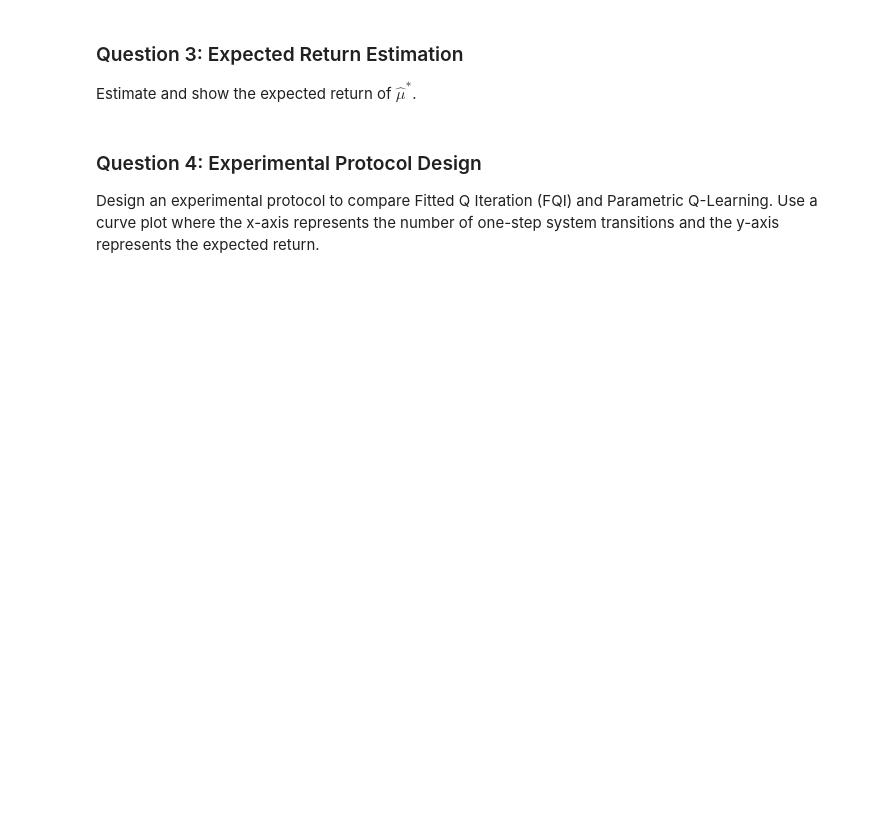
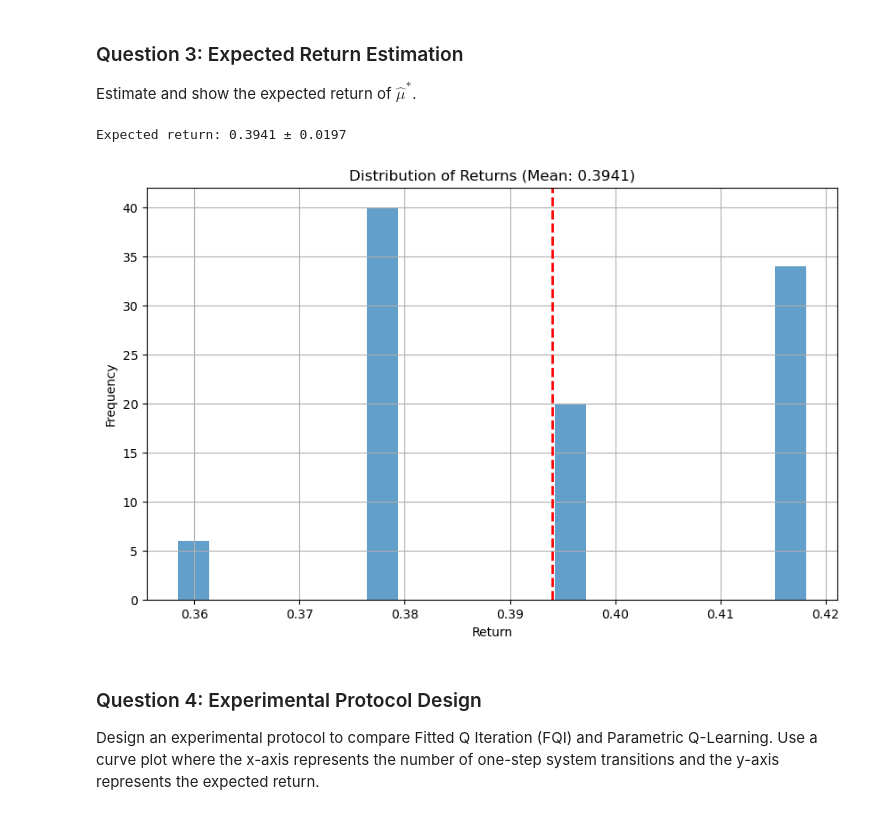
Before and after one commit to martinDengis/info8003, a Jupyter notebook: Lec03/TP3.ipynb, the cells around one changed output. Cells and saved outputs as stored; diff of their text form; code cells hidden in the pictures; blank space fills up the shorter version.

```diff
--- a/Lec03/TP3.ipynb
+++ b/Lec03/TP3.ipynb
@@ -1257,34 +1519,38 @@ def estimate_expected_return(q_learning, env, num_episodes=100):
 
             # Update state
             state = next_state
             step += 1
 
         total_returns.append(episode_return)
 
     # Calculate average return
     avg_return = np.mean(total_returns)
     std_return = np.std(total_returns)
 
     print(f"Expected return: {avg_return:.4f} ± {std_return:.4f}")
 
     # Plot histogram of returns
     plt.figure(figsize=(10, 6))
     plt.hist(total_returns, bins=20, alpha=0.7)
     plt.axvline(avg_return, color='red', linestyle='dashed', linewidth=2)
     plt.xlabel('Return')
     plt.ylabel('Frequency')
     plt.title(f'Distribution of Returns (Mean: {avg_return:.4f})')
     plt.grid(True)
-    plt.savefig('return_distribution.png')
+    path = 'figures/return_distribution.png'
+    plt.savefig(path)
     plt.show()
 
     return avg_return, std_return
 
 # Create a new environment for evaluation
 eval_env = CarOnHillEnv()
 
 # Estimate expected return
 avg_return, std_return = estimate_expected_return(q_learning, eval_env, num_episodes=100)
+# %% [output]
+Expected return: 0.3941 ± 0.0197
+[figure, added]
 # %% [markdown]
 ### Question 4: Experimental Protocol Design
 
```
Also changed, not shown: parts of 19 cells of this notebook, 42 other files.
